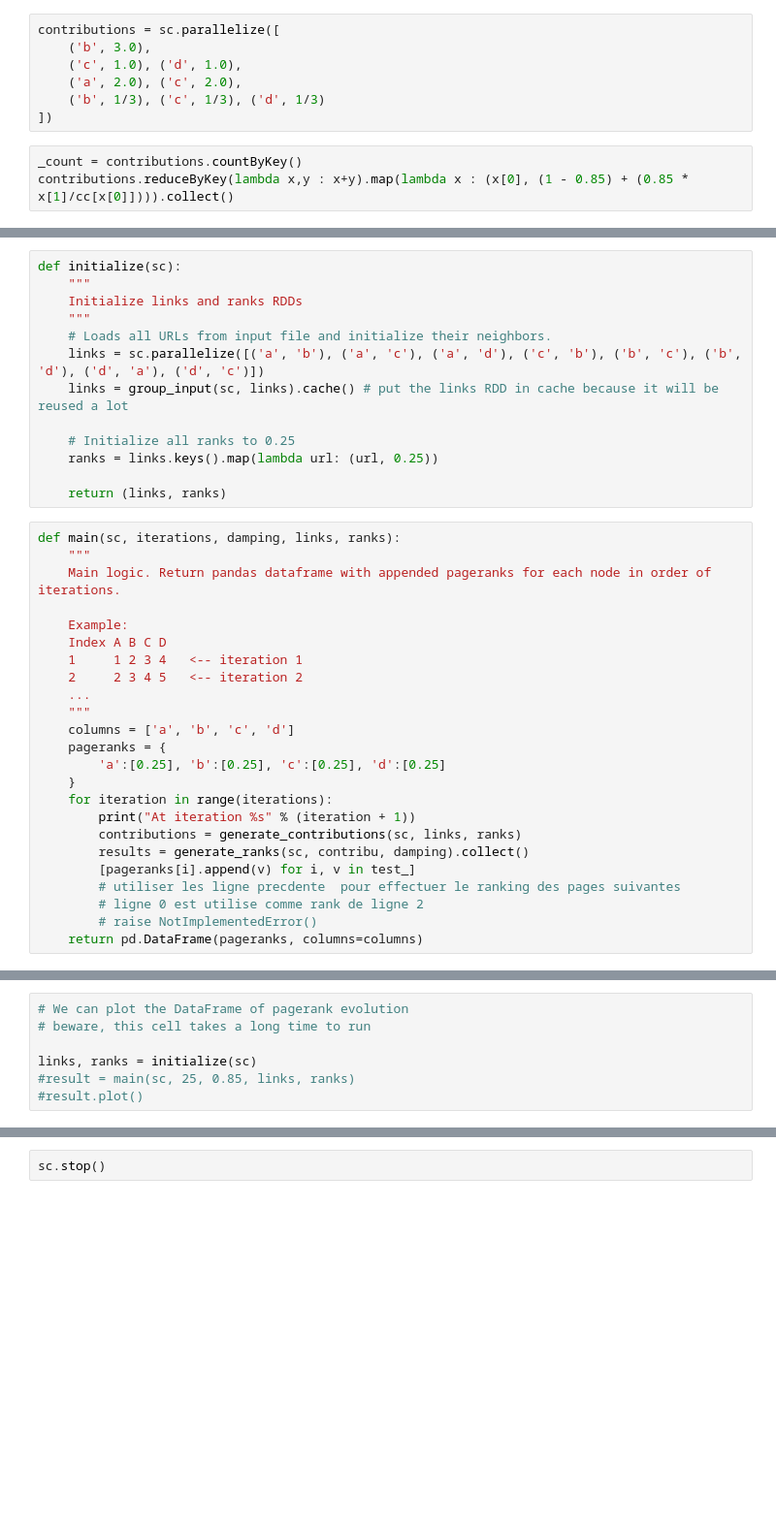
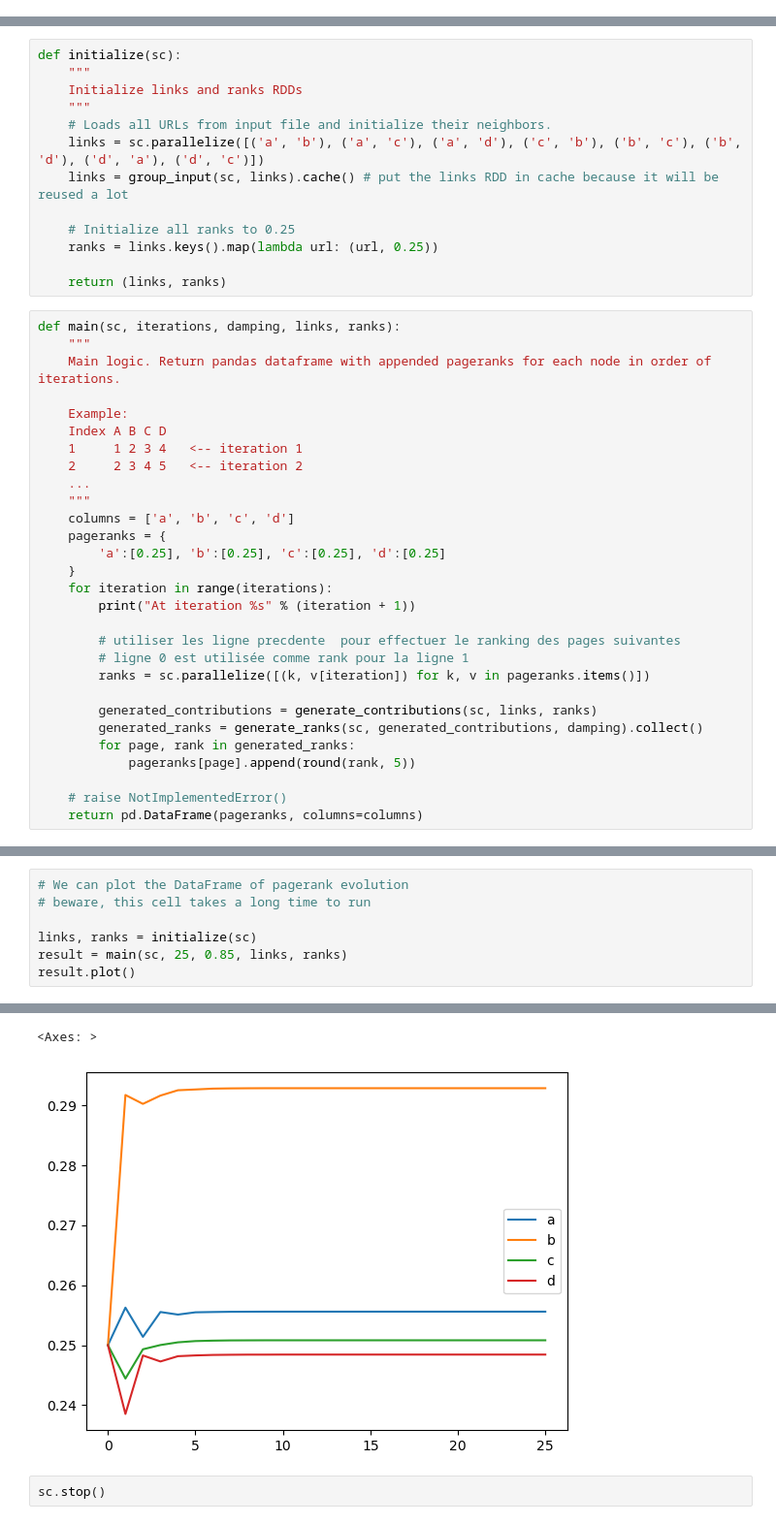
Before and after one commit to moiseberthe/sise-pyspark, a Jupyter notebook: 2-novice/2-Pagerank-RDD.ipynb, the cells around one changed output, grey strips where cells are left out. Shown at 97% size. Saved outputs shown, nothing was run; the diff lists cells and outputs as text; blank space fills up the shorter version.

Commit message:
Finalise le notebook python Ce commit finalise le notebook pagerank et le test de la bonne execution de tous les notebooks

```diff
--- a/2-novice/2-Pagerank-RDD.ipynb
+++ b/2-novice/2-Pagerank-RDD.ipynb
@@ -233,13 +233,3 @@ assert generate_contributions(sc, links, ranks).collect() == [
 # Question
 
 Compute new ranks for each URL by summing all contributions from outbound URL, and applying the damping factor.
-# %%
-contributions = sc.parallelize([
-    ('b', 3.0),
-    ('c', 1.0), ('d', 1.0),
-    ('a', 2.0), ('c', 2.0),
-    ('b', 1/3), ('c', 1/3), ('d', 1/3)
-])
-# %%
-_count = contributions.countByKey()
-contributions.reduceByKey(lambda x,y : x+y).map(lambda x : (x[0], (1 - 0.85) + (0.85 * x[1]/cc[x[0]]))).collect()
@@ -317,11 +302,16 @@ def main(sc, iterations, damping, links, ranks):
     }
     for iteration in range(iterations):
         print("At iteration %s" % (iteration + 1))
-        contributions = generate_contributions(sc, links, ranks)
-        results = generate_ranks(sc, contribu, damping).collect()
-        [pageranks[i].append(v) for i, v in test_]
+
         # utiliser les ligne precdente  pour effectuer le ranking des pages suivantes
-        # ligne 0 est utilise comme rank de ligne 2
-        # raise NotImplementedError()
+        # ligne 0 est utilisée comme rank pour la ligne 1
+        ranks = sc.parallelize([(k, v[iteration]) for k, v in pageranks.items()])
+
+        generated_contributions = generate_contributions(sc, links, ranks)
+        generated_ranks = generate_ranks(sc, generated_contributions, damping).collect()
+        for page, rank in generated_ranks:
+            pageranks[page].append(round(rank, 5))
+
+    # raise NotImplementedError()
     return pd.DataFrame(pageranks, columns=columns)
 # %%
@@ -351,5 +342,6 @@ AssertionError:
 # beware, this cell takes a long time to run
 
 links, ranks = initialize(sc)
-#result = main(sc, 25, 0.85, links, ranks)
-#result.plot()
+result = main(sc, 25, 0.85, links, ranks)
+result.plot()
+# %% [output]
@@ -356,2 +365,4 @@ links, ranks = initialize(sc)
+<Axes: >
+[figure, added]
 # %%
 sc.stop()
```
Also changed, not shown: parts of 7 cells of this notebook, 7 other files.
